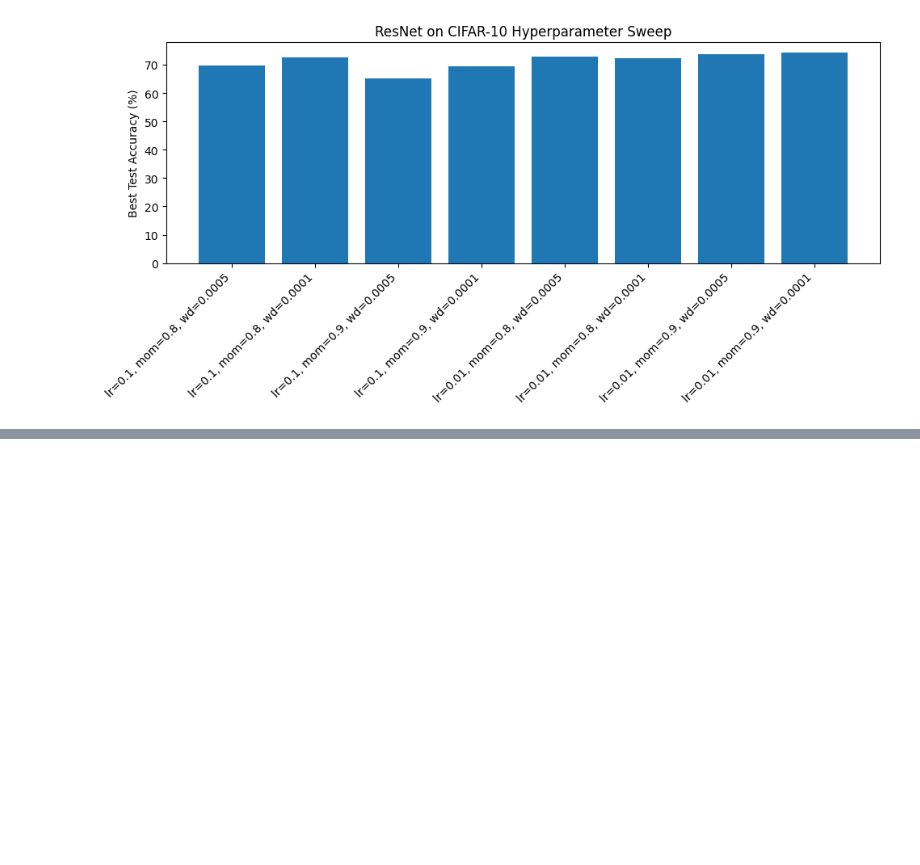
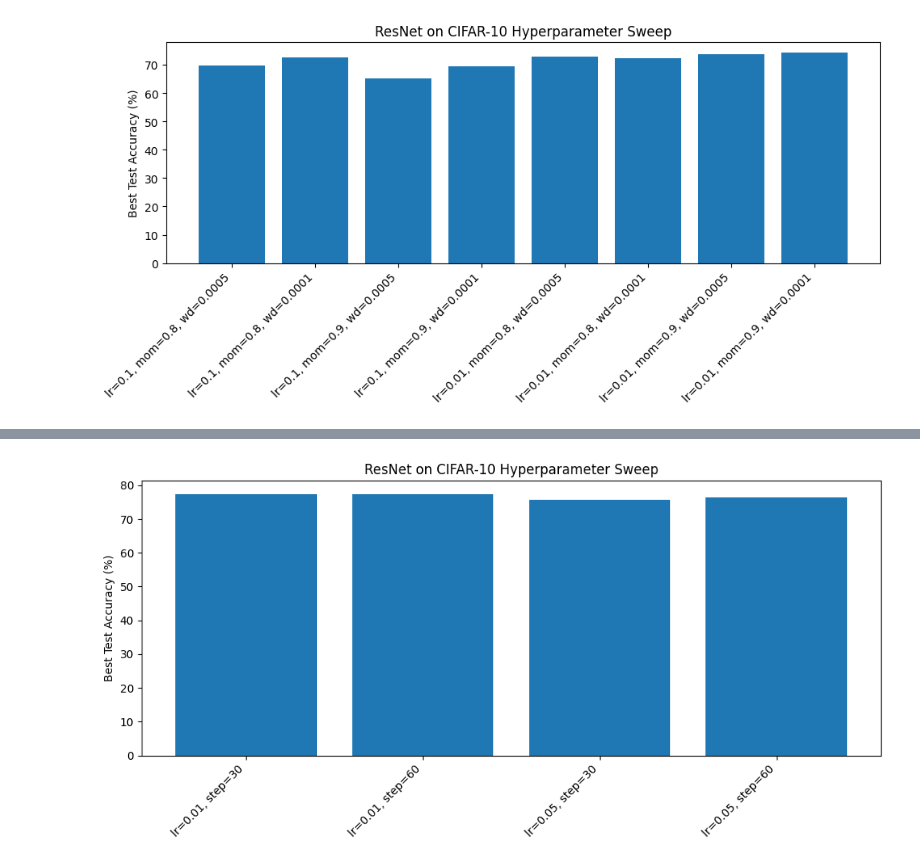
Before and after one commit to IgorSuvalov/PyTorch-Demo, a Jupyter notebook: notebooks/demo.ipynb, the cells around one changed output, grey strips where cells are left out. Cells and saved outputs as stored; diff of their text form; code cells hidden in the pictures; blank space fills up the shorter version.

```diff
--- a/notebooks/demo.ipynb
+++ b/notebooks/demo.ipynb
@@ -198,3 +279,35 @@ Epoch 1 complete. Test accuracy: 38.73%
 
 Training complete. Best test accuracy: 74.17%
 [figure]
+# %%
+# Define the parameter grid
+lrs  = [0.01, 0.05]
+step_sizes  = [30, 60]
+
+# Loop over parameters
+results = {}
+for lr in lrs:
+    for step in step_sizes:
+         _, acc = train(
+            batch_size=128, epochs=20, data_dir="data",
+            model_dir=f"models/tmp_resnet_lr{lr}_step{step}",
+            loader_fn=get_cifar10_loaders, model_cls=ResNetClassifier,
+            model_kwargs={"in_channels":3, "num_classes":10},optimizer_fn=optim.SGD,
+            optim_kwargs={"lr": lr, "momentum": 0.9, "weight_decay": 5e-4},
+            scheduler_fn=optim.lr_scheduler.StepLR,
+            scheduler_kwargs={"step_size":step, "gamma":0.1},
+            criterion_fn=nn.CrossEntropyLoss, criterion_kwargs=None,)
+         results[(lr, step)] = acc
+
+# Plot the graph
+labels = [f"lr={lr}, step={step}" for (lr, step) in results]
+accs   = [results[k] for k in results]
+
+plt.figure(figsize=(10,5))
+plt.bar(labels, accs)
+plt.ylabel("Best Test Accuracy (%)")
+plt.title("ResNet on CIFAR-10 Hyperparameter Sweep")
+plt.xticks(rotation=45, ha='right')
+plt.tight_layout()
+plt.show()
+# %% [output]
@@ -200,0 +331 @@ Training complete. Best test accuracy: 74.17%
+[figure, added]
```
Also changed, not shown: parts of 8 cells of this notebook, 2 other files.
